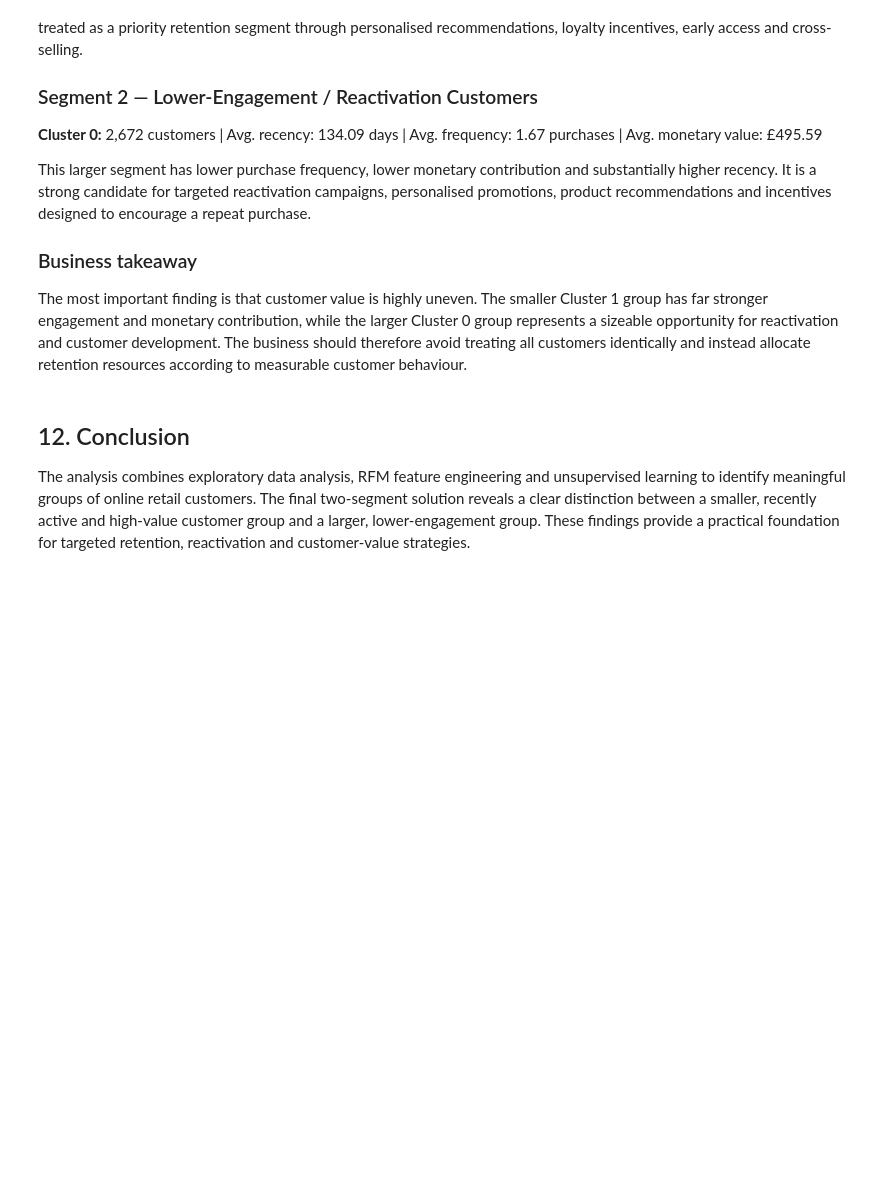
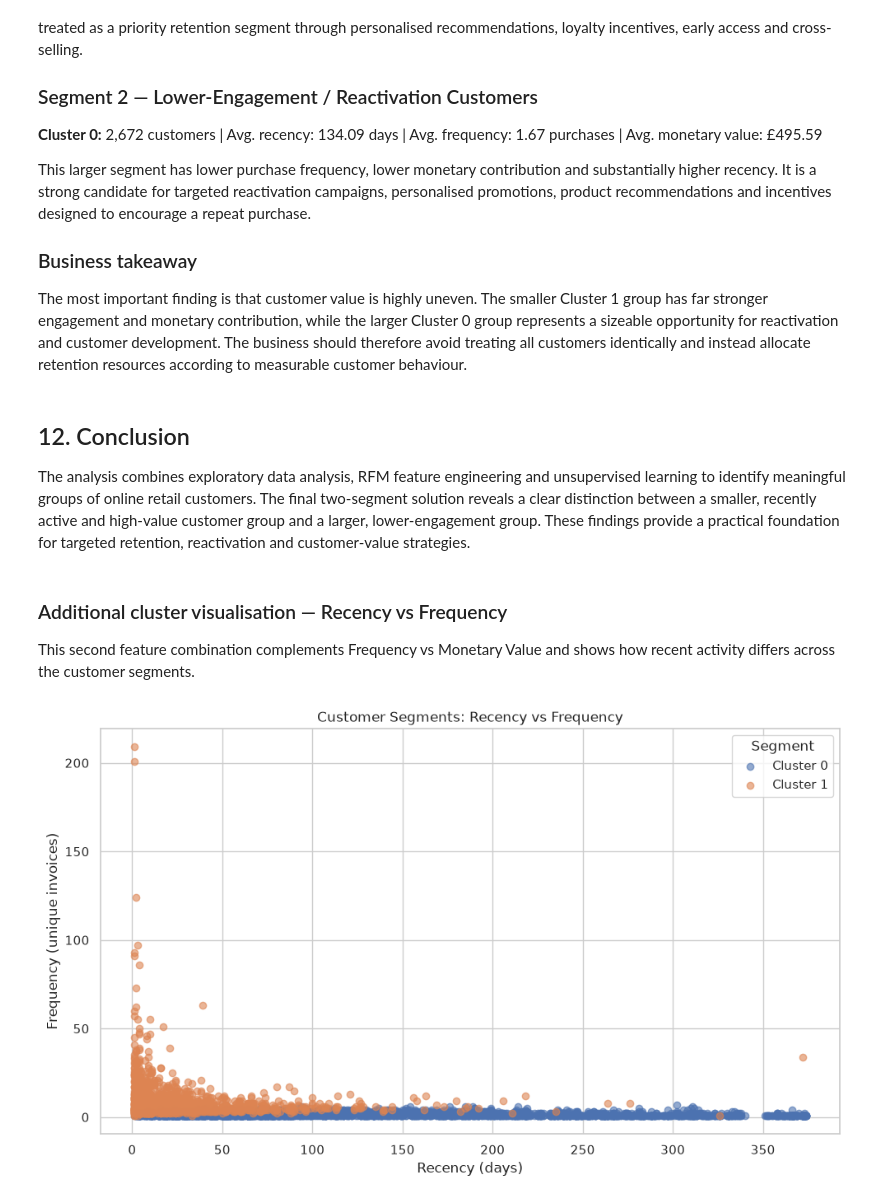
Before and after one commit to Ros3-0SS/OIBSIP, a Jupyter notebook: DataAnalytics-L1-CustomerSegmentation/notebooks/Online_Retail_Customer_Segmentation.ipynb, the cells around one changed output. Saved outputs shown, nothing was run; the diff lists cells and outputs as text; code cells hidden in the pictures; blank space fills up the shorter version.

Commit message:
Execute and verify Customer Segmentation notebook

```diff
--- a/DataAnalytics-L1-CustomerSegmentation/notebooks/Online_Retail_Customer_Segmentation.ipynb
+++ b/DataAnalytics-L1-CustomerSegmentation/notebooks/Online_Retail_Customer_Segmentation.ipynb
@@ -41,6 +41,6 @@ pd.set_option('display.max_columns', None)
 ## 2. Load the UCI dataset
 # %%
 online_retail = fetch_ucirepo(id=352)
-df = online_retail.data.features.copy()
+df = online_retail.data.original.copy()
 print('Shape:', df.shape)
 display(df.head())
@@ -258,3 +343,20 @@ The most important finding is that customer value is highly uneven. The smaller
 # %% [markdown]
 ## 12. Conclusion
 The analysis combines exploratory data analysis, RFM feature engineering and unsupervised learning to identify meaningful groups of online retail customers. The final two-segment solution reveals a clear distinction between a smaller, recently active and high-value customer group and a larger, lower-engagement group. These findings provide a practical foundation for targeted retention, reactivation and customer-value strategies.
+# %% [markdown]
+### Additional cluster visualisation — Recency vs Frequency
+This second feature combination complements Frequency vs Monetary Value and shows how recent activity differs across the customer segments.
+# %%
+fig, ax = plt.subplots(figsize=(10,6))
+for cluster in sorted(rfm['Cluster'].unique()):
+    subset = rfm[rfm['Cluster'] == cluster]
+    ax.scatter(subset['Recency'], subset['Frequency'], label=f'Cluster {cluster}', alpha=0.6)
+ax.set_title('Customer Segments: Recency vs Frequency')
+ax.set_xlabel('Recency (days)')
+ax.set_ylabel('Frequency (unique invoices)')
+ax.legend(title='Segment')
+plt.tight_layout()
+fig.savefig(OUTPUTS/'customer_segments_scatter_recency_frequency.png', dpi=160, bbox_inches='tight')
+plt.show()
+# %% [output]
+[figure, added]
```
Also changed, not shown: parts of 17 cells of this notebook, 10 other files.
